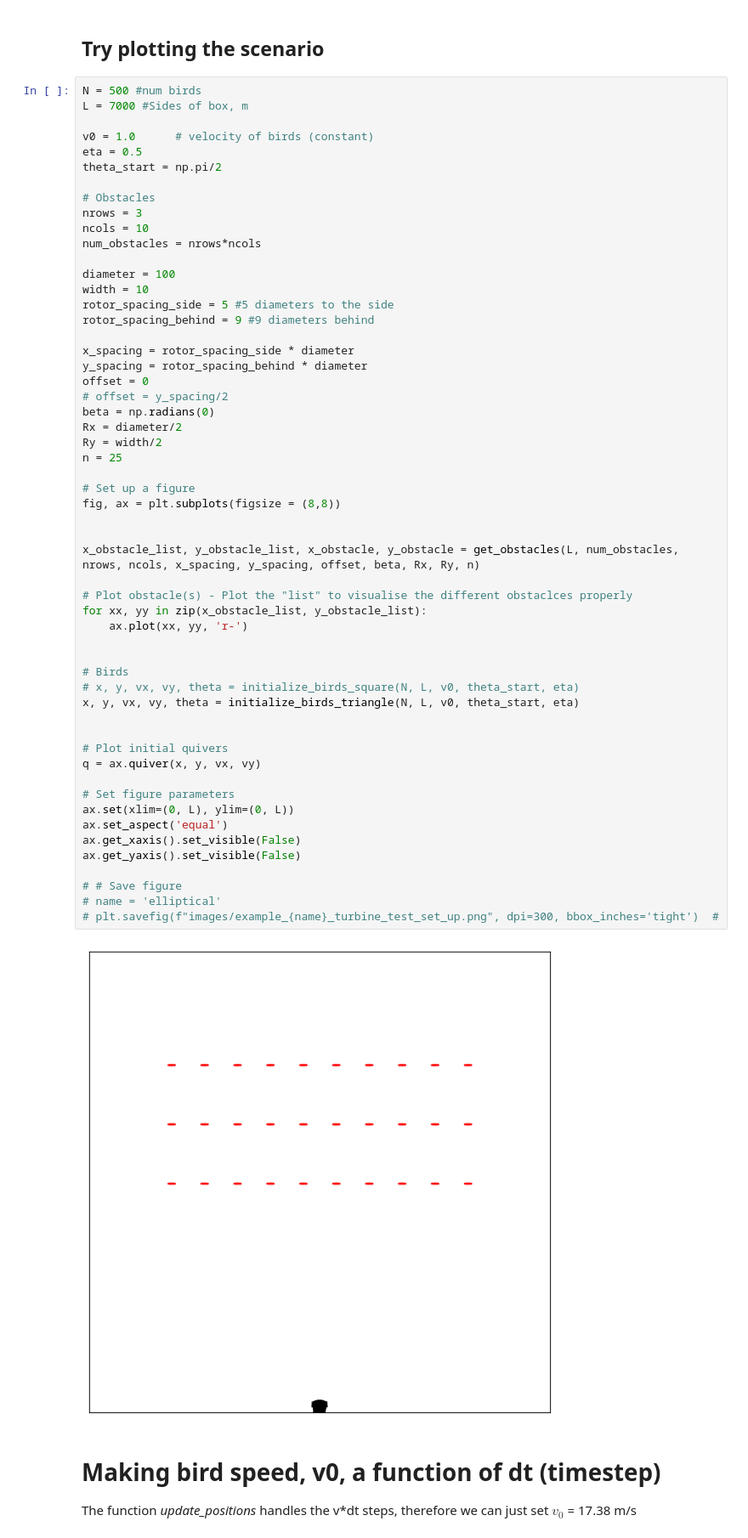
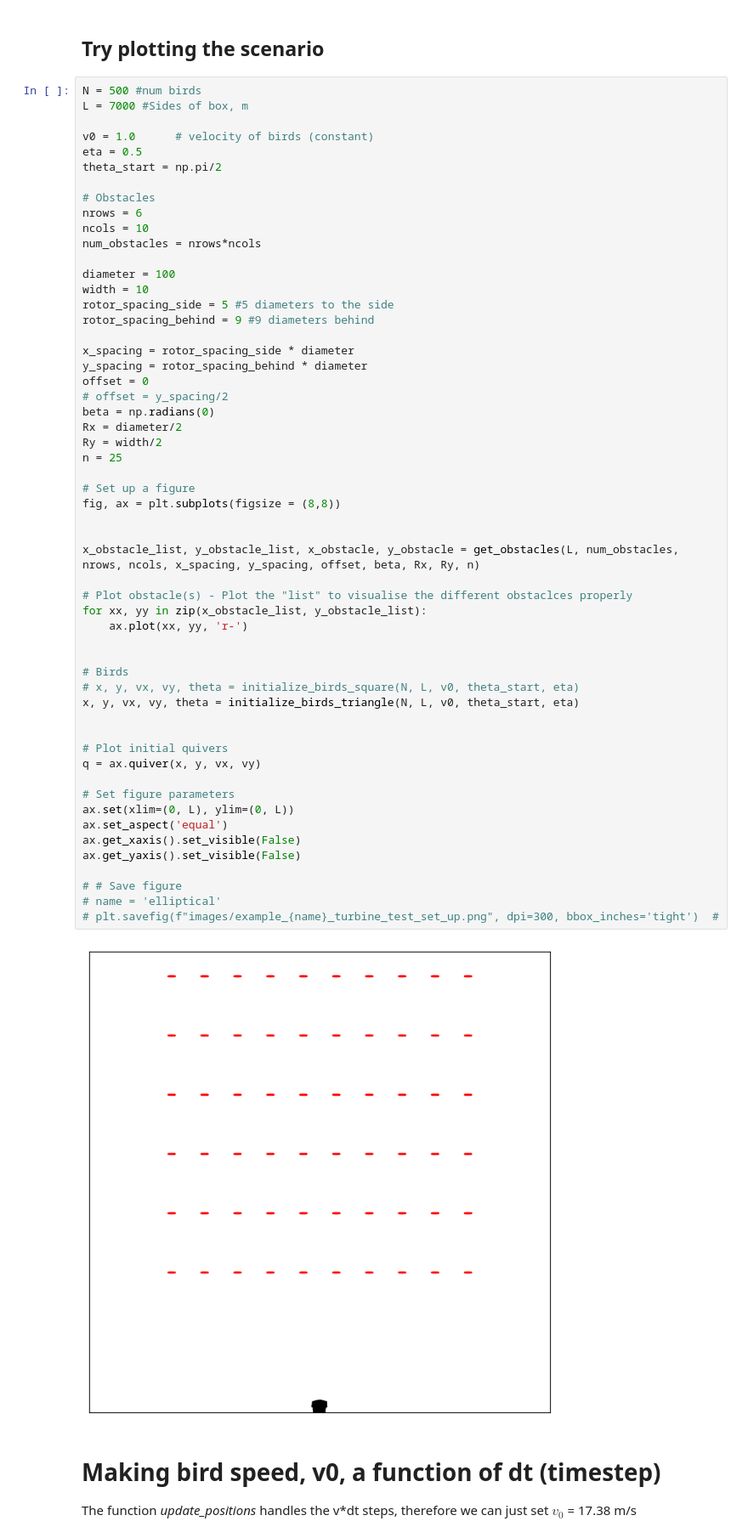
Before and after one commit to mattrflew/ind-maths-project-2-group-8, a Jupyter notebook: test_setup.ipynb, the cells around one changed output. Shown: that part at 85% size. Saved outputs shown, nothing was run; the diff lists cells and outputs as text.

```diff
--- a/test_setup.ipynb
+++ b/test_setup.ipynb
@@ -492,7 +492,7 @@ eta = 0.5
 theta_start = np.pi/2
 
 # Obstacles
-nrows = 3
+nrows = 6
 ncols = 10
 num_obstacles = nrows*ncols
 
@@ -512,34 +512,34 @@ n = 25
 
 # Set up a figure
 fig, ax = plt.subplots(figsize = (8,8))
 
 
 x_obstacle_list, y_obstacle_list, x_obstacle, y_obstacle = get_obstacles(L, num_obstacles, nrows, ncols, x_spacing, y_spacing, offset, beta, Rx, Ry, n)
 
 # Plot obstacle(s) - Plot the "list" to visualise the different obstaclces properly
 for xx, yy in zip(x_obstacle_list, y_obstacle_list):
     ax.plot(xx, yy, 'r-')
 
 
 # Birds
 # x, y, vx, vy, theta = initialize_birds_square(N, L, v0, theta_start, eta)
 x, y, vx, vy, theta = initialize_birds_triangle(N, L, v0, theta_start, eta)
 
 
 # Plot initial quivers
 q = ax.quiver(x, y, vx, vy)
 
 # Set figure parameters
 ax.set(xlim=(0, L), ylim=(0, L))
 ax.set_aspect('equal')
 ax.get_xaxis().set_visible(False)
 ax.get_yaxis().set_visible(False)
 
 # # Save figure
 # name = 'elliptical'
 # plt.savefig(f"images/example_{name}_turbine_test_set_up.png", dpi=300, bbox_inches='tight')  #
 # %% [output]
-[figure, old version]
+[figure, new version]
 # %% [markdown]
 # Making bird speed, v0, a function of dt (timestep)
 
```
Also changed, not shown: 2 other files.
